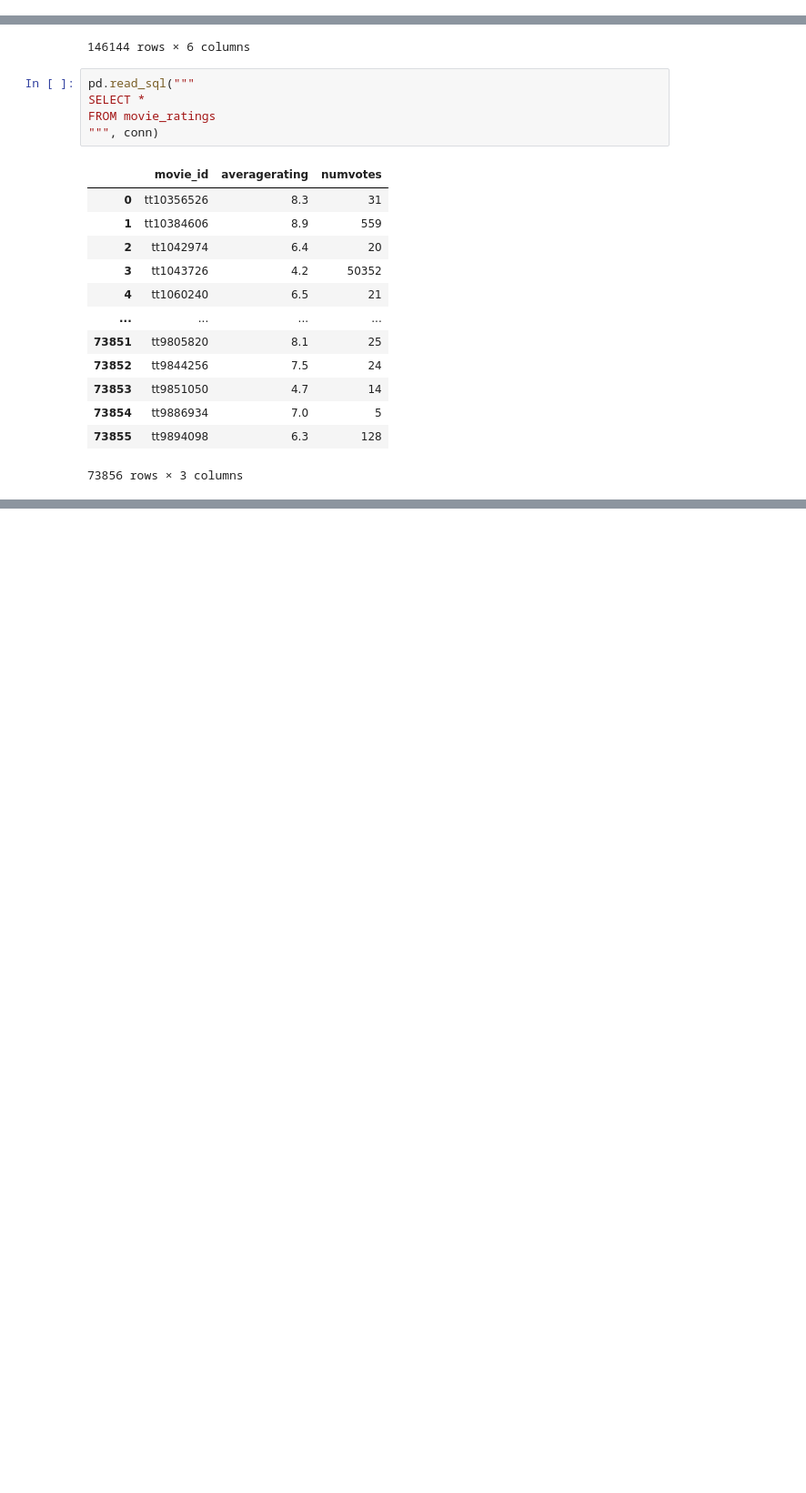
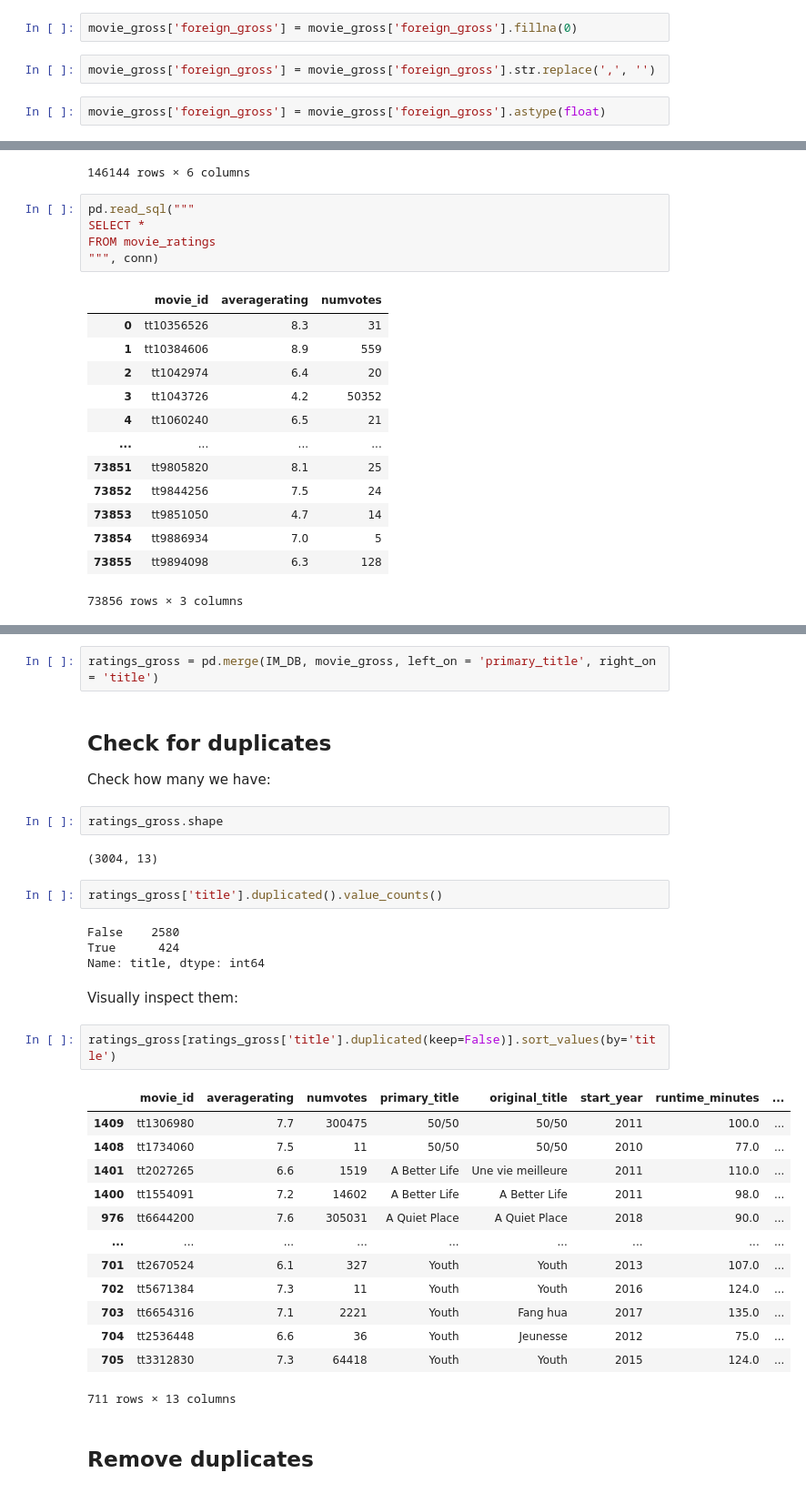
Before and after one commit to kevgross89/dsc-phase-1-project-v2-4, a Jupyter notebook: student.ipynb, the cells around one changed output, grey strips where cells are left out. Shown: that part at 91% size. Saved outputs shown, nothing was run; the diff lists cells and outputs as text; blank space fills up the shorter version.

```diff
--- a/student.ipynb
+++ b/student.ipynb
@@ -144,0 +83,6 @@ ax.hist(movie_cleaned['foreign_gross'], bins = 25);
+# %%
+movie_gross['foreign_gross'] = movie_gross['foreign_gross'].fillna(0)
+# %%
+movie_gross['foreign_gross'] = movie_gross['foreign_gross'].str.replace(',', '')
+# %%
+movie_gross['foreign_gross'] = movie_gross['foreign_gross'].astype(float)
@@ -327,0 +177,36 @@ box_office_hits['Genre 1'].value_counts().plot.barh()
+# %%
+ratings_gross = pd.merge(IM_DB, movie_gross, left_on = 'primary_title', right_on = 'title')
+# %% [markdown]
+## Check for duplicates
+
+Check how many we have:
+# %%
+ratings_gross.shape
+# %% [output]
+(3004, 13)
+# %%
+ratings_gross['title'].duplicated().value_counts()
+# %% [output]
+False    2580
+True      424
+Name: title, dtype: int64
+# %% [markdown]
+Visually inspect them:
+# %%
+ratings_gross[ratings_gross['title'].duplicated(keep=False)].sort_values(by='title')
+# %% [output]
+|  | movie_id | averagerating | numvotes | primary_title | original_title | start_year | runtime_minutes | ... |
+| 1409 | tt1306980 | 7.7 | 300475 | 50/50 | 50/50 | 2011 | 100.0 | ... |
+| 1408 | tt1734060 | 7.5 | 11 | 50/50 | 50/50 | 2010 | 77.0 | ... |
+| 1401 | tt2027265 | 6.6 | 1519 | A Better Life | Une vie meilleure | 2011 | 110.0 | ... |
+| 1400 | tt1554091 | 7.2 | 14602 | A Better Life | A Better Life | 2011 | 98.0 | ... |
+| 976 | tt6644200 | 7.6 | 305031 | A Quiet Place | A Quiet Place | 2018 | 90.0 | ... |
+| ... | ... | ... | ... | ... | ... | ... | ... | ... |
+| 701 | tt2670524 | 6.1 | 327 | Youth | Youth | 2013 | 107.0 | ... |
+| 702 | tt5671384 | 7.3 | 11 | Youth | Youth | 2016 | 124.0 | ... |
+| 703 | tt6654316 | 7.1 | 2221 | Youth | Fang hua | 2017 | 135.0 | ... |
+| 704 | tt2536448 | 6.6 | 36 | Youth | Jeunesse | 2012 | 75.0 | ... |
+| 705 | tt3312830 | 7.3 | 64418 | Youth | Youth | 2015 | 124.0 | ... |
+711 rows × 13 columns
+# %% [markdown]
+## Remove duplicates
```
Also changed, not shown: parts of 54 cells of this notebook.
